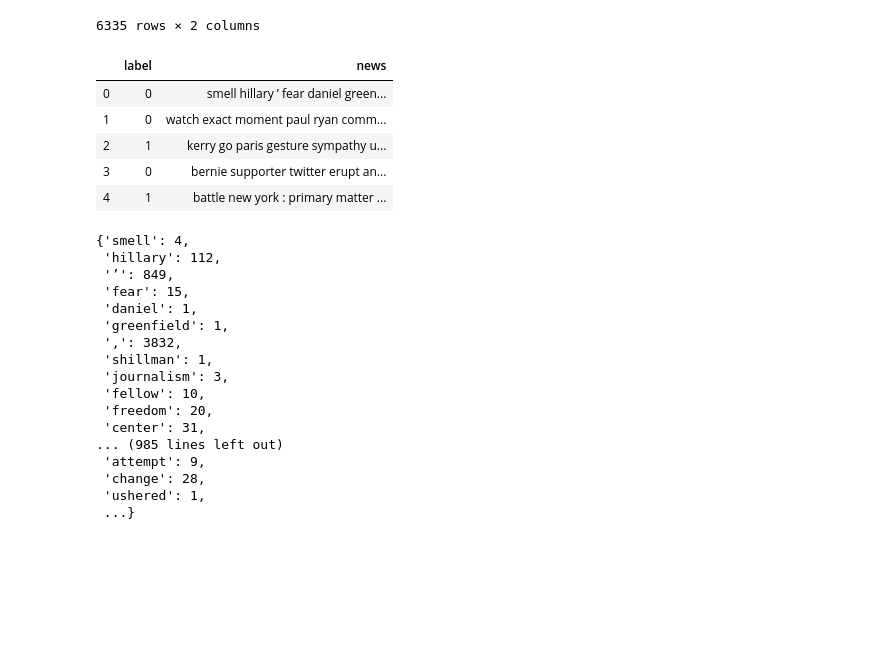
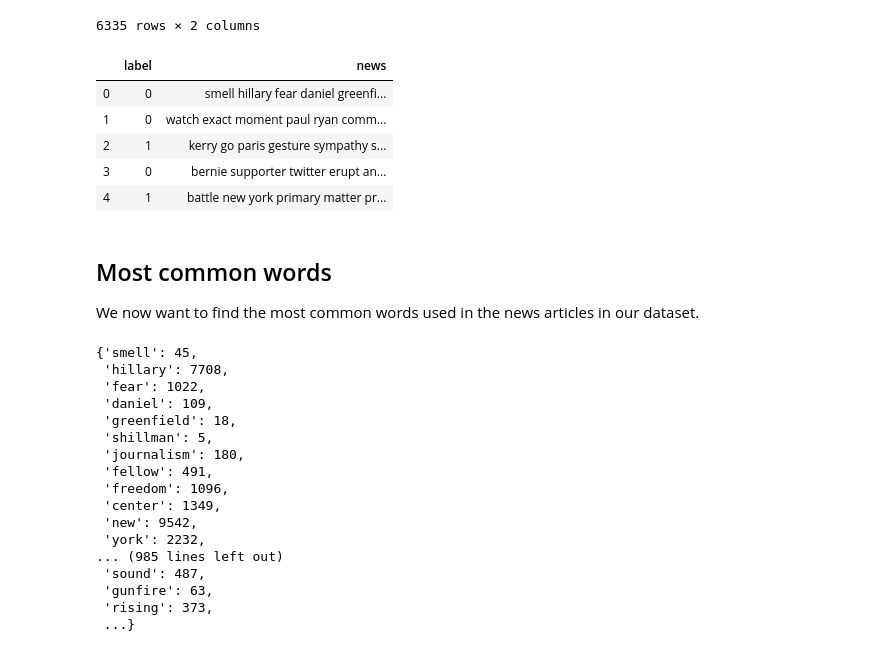
Before and after one commit to EMAT31530/ai-group-project-maths-team, a Jupyter notebook: Analysis of our chosen dataset.ipynb, the cells around one changed output. Cells and saved outputs as stored; diff of their text form; code cells hidden in the pictures; blank space fills up the shorter version.

```diff
--- a/Analysis of our chosen dataset.ipynb
+++ b/Analysis of our chosen dataset.ipynb
@@ -71,38 +73,45 @@ df
 # %%
 # It's now time for a bit of preprocessing...
 import nltk
 from nltk.tokenize import word_tokenize
 from nltk.corpus import stopwords
 from nltk.stem import WordNetLemmatizer
 
 stop_words = stopwords.words('english')
+stop_words.extend(['the','it','in'])
 WNL = WordNetLemmatizer()
 
 for index, row in df.iterrows():
     filter_sentence = ''
     sentence = row['news']
     # Tokenization
-    words = nltk.word_tokenize(sentence)
+    words = [word.lower() for word in nltk.word_tokenize(sentence)]
     # Stopwords removal
     words = [word for word in words if not word in stop_words]
+    # Removing all punctuation
+    words = [word for word in words if word.isalpha()]
     # Lemmatization
     for word in words:
         filter_sentence = filter_sentence  + ' ' + str(WNL.lemmatize(word)).lower()
     filter_sentence = filter_sentence[1:]
 
     df.loc[index, 'news'] = filter_sentence
 df.head()
 # %% [output]
 |  | label | news |
-| 0 | 0 | smell hillary ’ fear daniel green... |
+| 0 | 0 | smell hillary fear daniel greenfi... |
 | 1 | 0 | watch exact moment paul ryan comm... |
-| 2 | 1 | kerry go paris gesture sympathy u... |
+| 2 | 1 | kerry go paris gesture sympathy s... |
 | 3 | 0 | bernie supporter twitter erupt an... |
-| 4 | 1 | battle new york : primary matter ... |
+| 4 | 1 | battle new york primary matter pr... |
+# %% [markdown]
+## Most common words
+
+We now want to find the most common words used in the news articles in our dataset.
 # %%
-# We now want to find the most common words used in the news articles.
+# Let's create a dictionary of all words used in any article in our dataset and their corresponding word count.
 word_count = {}
-for index, row in df.head(100).iterrows():
+for index, row in df.iterrows():
     sentence = row['news']
     words = nltk.word_tokenize(sentence)
     for word in words:
@@ -112,22 +121,22 @@ for index, row in df.head(100).iterrows():
             word_count[word] = 1
 word_count
 # %% [output]
-{'smell': 4,
- 'hillary': 112,
- '’': 849,
- 'fear': 15,
- 'daniel': 1,
- 'greenfield': 1,
- ',': 3832,
- 'shillman': 1,
- 'journalism': 3,
- 'fellow': 10,
- 'freedom': 20,
- 'center': 31,
+{'smell': 45,
+ 'hillary': 7708,
+ 'fear': 1022,
+ 'daniel': 109,
+ 'greenfield': 18,
+ 'shillman': 5,
+ 'journalism': 180,
+ 'fellow': 491,
+ 'freedom': 1096,
+ 'center': 1349,
+ 'new': 9542,
+ 'york': 2232,
 ... (985 lines left out)
- 'attempt': 9,
- 'change': 28,
- 'ushered': 1,
+ 'sound': 487,
+ 'gunfire': 63,
+ 'rising': 373,
  ...}
 # %%
 word_count_df = pd.DataFrame(word_count.items(), columns = ['word','count'])
```
Also changed, not shown: parts of 28 cells of this notebook.
